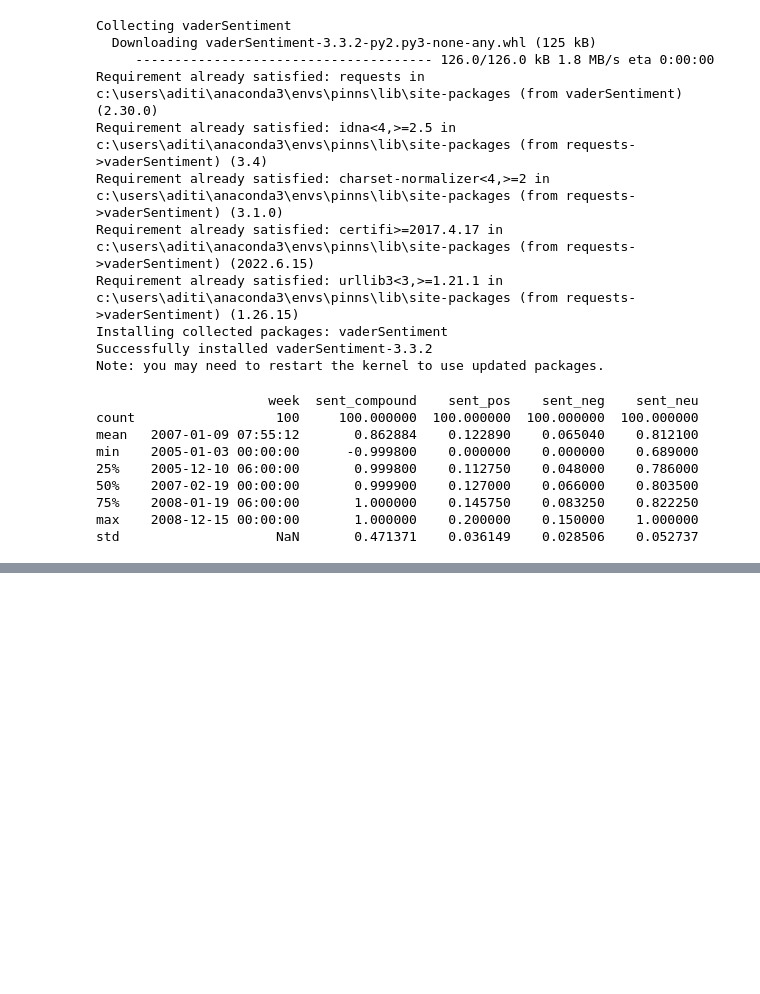
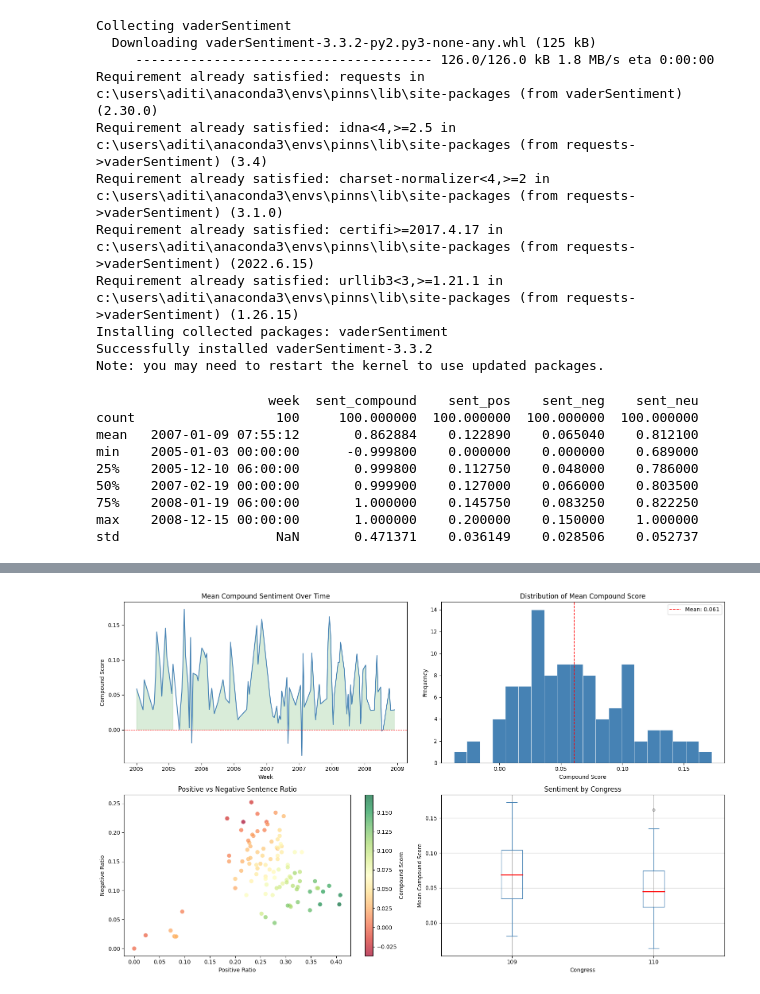
Before and after one commit to macdeath-AA/congressional-records-events-saliency, a Jupyter notebook: code/analysis.ipynb, the cells around one changed output, grey strips where cells are left out. Saved outputs shown, nothing was run; the diff lists cells and outputs as text; code cells hidden in the pictures; blank space fills up the shorter version.

Commit message:
sentiment time series and distribution plots

```diff
--- a/code/analysis.ipynb
+++ b/code/analysis.ipynb
@@ -395,0 +437,59 @@ print(dfSample.drop(columns=["week","congress","speechCount"]).describe())
+# %%
+dfPlot = dfSample.copy()
+dfPlot["week"] = pd.to_datetime(dfPlot["week"])
+dfPlot = dfPlot.sort_values("week")
+# %%
+fig, axes = plt.subplots(2, 2, figsize=(16, 10))
+fig.suptitle("VADER Sentiment — Sample (n=100)", fontsize=14, fontweight="bold")
+
+# 1. Sentiment over time
+ax = axes[0, 0]
+ax.plot(dfPlot["week"], dfPlot["sent_compound_mean"], color="steelblue", linewidth=1.5)
+ax.axhline(0, color="red", linestyle="--", linewidth=0.8, alpha=0.6)
+ax.fill_between(dfPlot["week"], dfPlot["sent_compound_mean"], 0,
+                where=dfPlot["sent_compound_mean"] >= 0, alpha=0.15, color="green")
+ax.fill_between(dfPlot["week"], dfPlot["sent_compound_mean"], 0,
+                where=dfPlot["sent_compound_mean"] < 0, alpha=0.15, color="red")
+ax.xaxis.set_major_formatter(mdates.DateFormatter("%Y"))
+ax.set_title("Mean Compound Sentiment Over Time")
+ax.set_xlabel("Week")
+ax.set_ylabel("Compound Score")
+
+# 2. Distribution of compound scores
+ax = axes[0, 1]
+ax.hist(dfPlot["sent_compound_mean"], bins=20, color="steelblue", edgecolor="white", linewidth=0.5)
+ax.axvline(dfPlot["sent_compound_mean"].mean(), color="red", linestyle="--",
+           linewidth=1.2, label=f'Mean: {dfPlot["sent_compound_mean"].mean():.3f}')
+ax.set_title("Distribution of Mean Compound Score")
+ax.set_xlabel("Compound Score")
+ax.set_ylabel("Frequency")
+ax.legend()
+
+# 3. Pos vs neg ratio scatter
+ax = axes[1, 0]
+sc = ax.scatter(dfPlot["sent_pos_ratio"], dfPlot["sent_neg_ratio"],
+                c=dfPlot["sent_compound_mean"], cmap="RdYlGn",
+                alpha=0.7, edgecolors="white", linewidth=0.3, s=60)
+plt.colorbar(sc, ax=ax, label="Compound Score")
+ax.set_title("Positive vs Negative Sentence Ratio")
+ax.set_xlabel("Positive Ratio")
+ax.set_ylabel("Negative Ratio")
+
+# 4. Sentiment by congress
+ax = axes[1, 1]
+dfPlot.boxplot(column="sent_compound_mean", by="congress", ax=ax,
+               boxprops=dict(color="steelblue"),
+               medianprops=dict(color="red", linewidth=2),
+               whiskerprops=dict(color="steelblue"),
+               capprops=dict(color="steelblue"),
+               flierprops=dict(marker="o", markersize=4, alpha=0.5))
+ax.set_title("Sentiment by Congress")
+ax.set_xlabel("Congress")
+ax.set_ylabel("Mean Compound Score")
+plt.suptitle("")  # suppress pandas auto title
+
+plt.tight_layout()
+plt.savefig('../plots/vader_100.png', dpi=300)
+plt.show()
+# %% [output]
+[figure, added]
```
Also changed, not shown: parts of 5 cells of this notebook, 1 other file.
